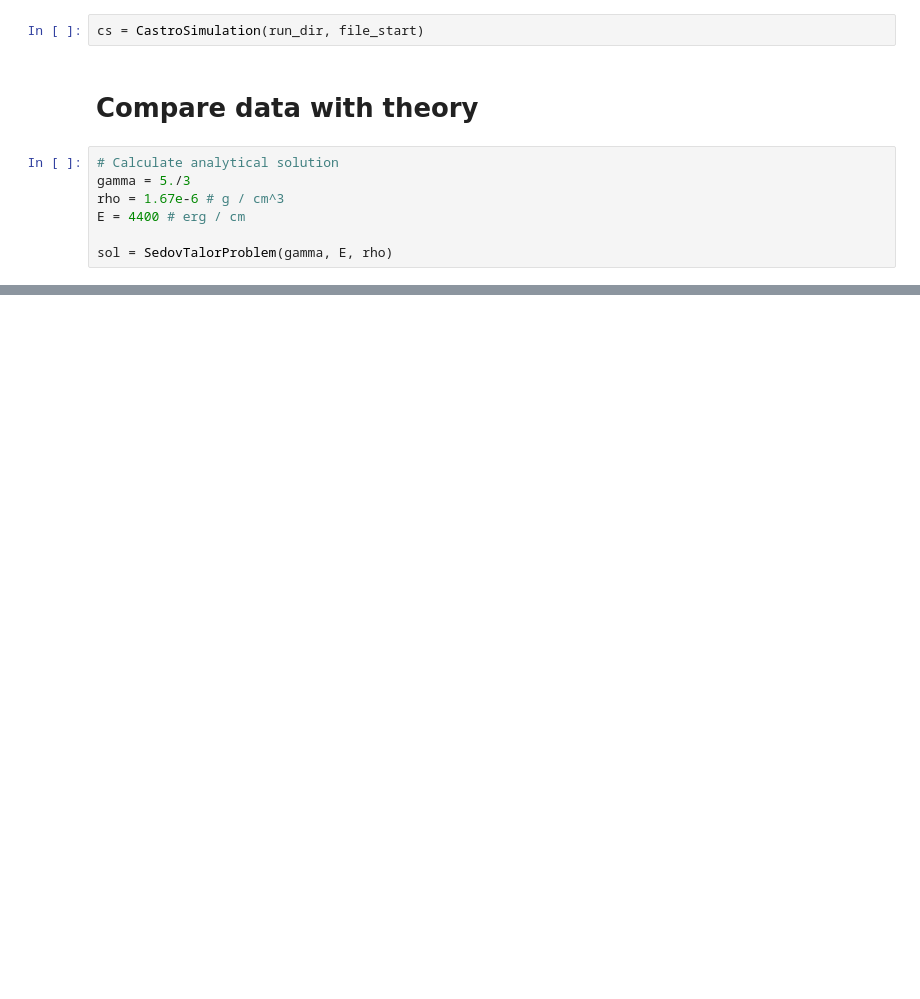
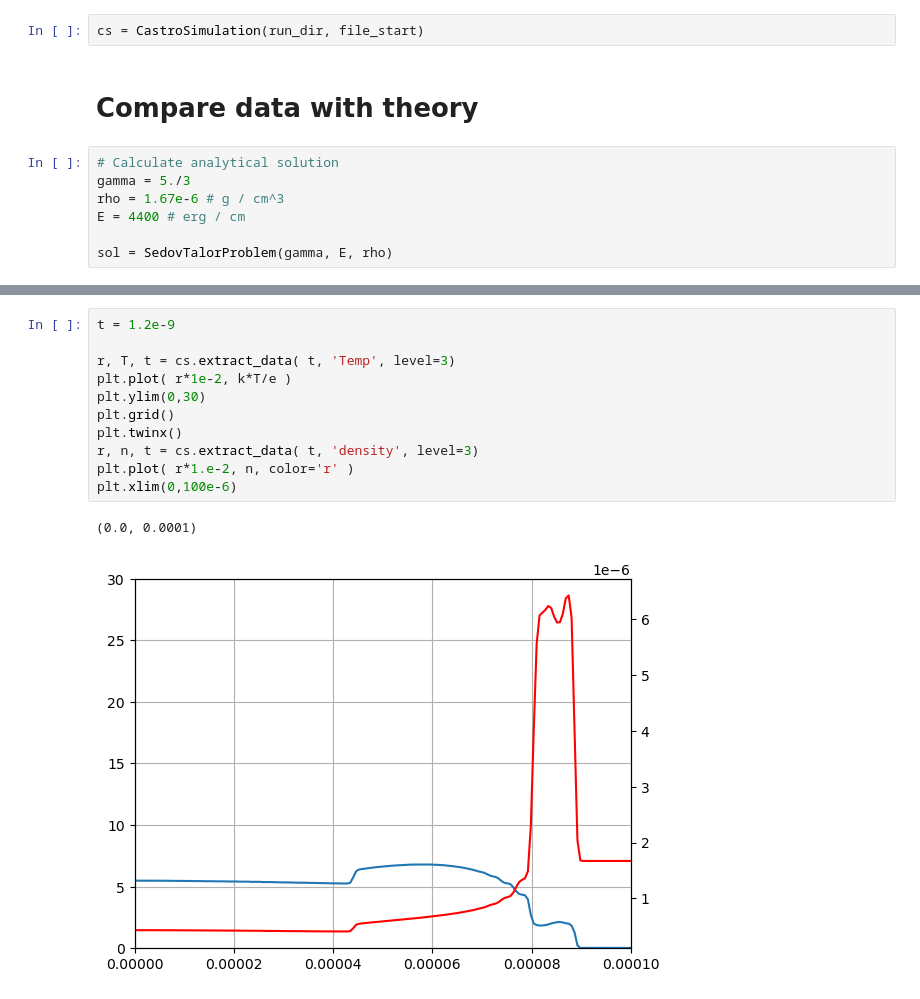
Before and after one commit to chequp-org/chequp, a Jupyter notebook: sim_folder/analysis/Analysis.ipynb, the cells around one changed output, grey strips where cells are left out. Saved outputs shown, nothing was run; the diff lists cells and outputs as text; blank space fills up the shorter version.

```diff
--- a/sim_folder/analysis/Analysis.ipynb
+++ b/sim_folder/analysis/Analysis.ipynb
@@ -81,3 +101,17 @@ plt.legend(loc=0)
+# %%
+t = 1.2e-9
+
+r, T, t = cs.extract_data( t, 'Temp', level=3)
+plt.plot( r*1e-2, k*T/e )
+plt.ylim(0,30)
+plt.grid()
+plt.twinx()
+r, n, t = cs.extract_data( t, 'density', level=3)
+plt.plot( r*1.e-2, n, color='r' )
+plt.xlim(0,100e-6)
+# %% [output]
+(0.0, 0.0001)
+[figure, added]
 # %%
 # Extract data from different time
 # Note that time is not regularly spaced
```
Also changed, not shown: parts of 16 cells of this notebook, 2 other files.
